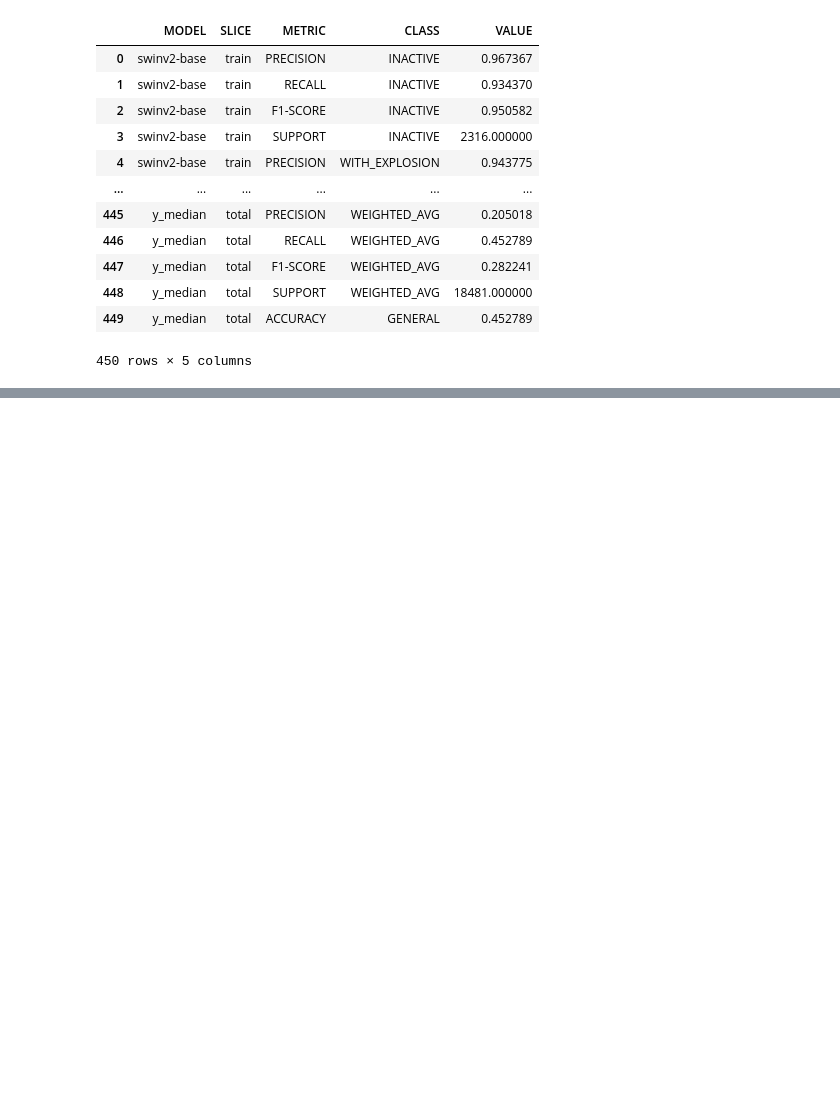
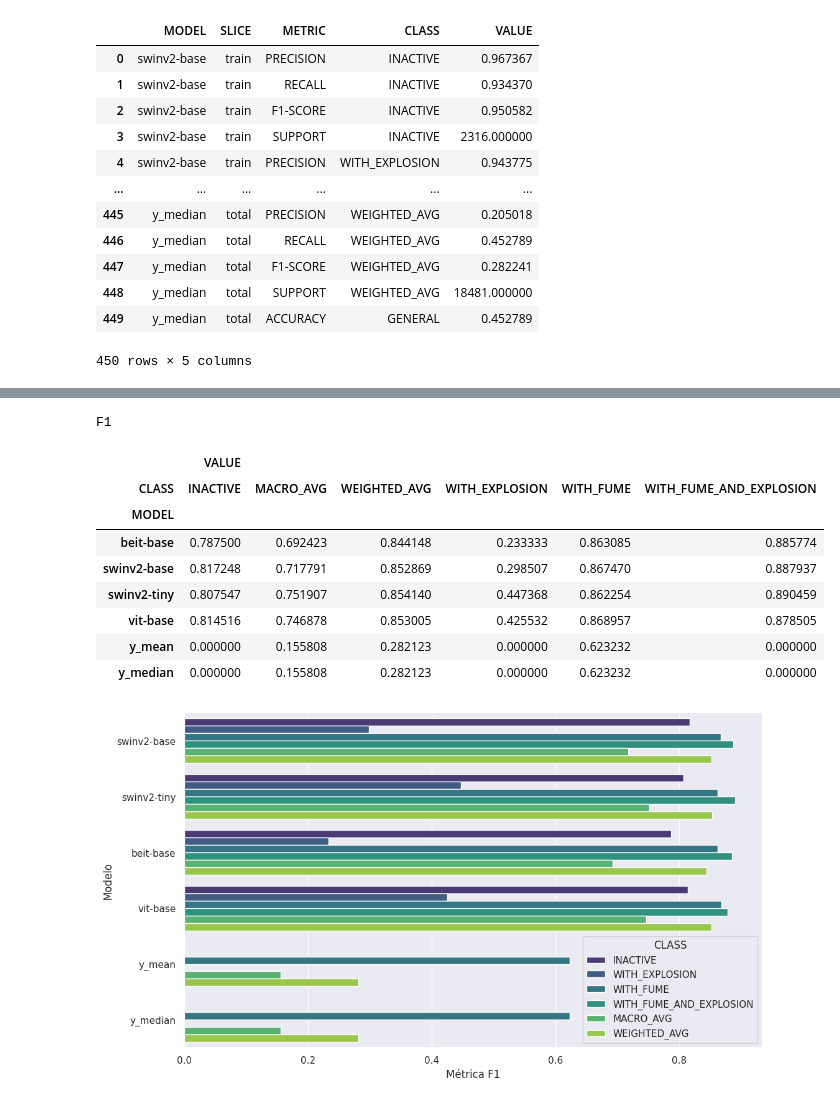
Before and after one commit to mirluvams/tesis, a Jupyter notebook: 8-representation.ipynb, the cells around one changed output, grey strips where cells are left out. Saved outputs shown, nothing was run; the diff lists cells and outputs as text; code cells hidden in the pictures; blank space fills up the shorter version.

```diff
--- a/8-representation.ipynb
+++ b/8-representation.ipynb
@@ -74,3 +74,4 @@ def plot_metric(metric, label=None):
     if label is not None:
         plt.xlabel(label)
     plt.ylabel("Modelo")
+    return filtered[["MODEL", "SLICE", "CLASS", "VALUE"]]
@@ -90 +100,18 @@ plt.show()
+# %%
+print("F1")
+filtered=plot_metric("F1-SCORE", "Métrica F1")
+plt.savefig("metrics/f1_global.png")
+filtered.pivot(index="MODEL", columns=["CLASS"], values=["VALUE"])
+# %% [output]
+F1
+|  | VALUE |  |  |  |  |  |
+| CLASS | INACTIVE | MACRO_AVG | WEIGHTED_AVG | WITH_EXPLOSION | WITH_FUME | WITH_FUME_AND_EXPLOSION |
+| MODEL |  |  |  |  |  |  |
+| beit-base | 0.787500 | 0.692423 | 0.844148 | 0.233333 | 0.863085 | 0.885774 |
+| swinv2-base | 0.817248 | 0.717791 | 0.852869 | 0.298507 | 0.867470 | 0.887937 |
+| swinv2-tiny | 0.807547 | 0.751907 | 0.854140 | 0.447368 | 0.862254 | 0.890459 |
+| vit-base | 0.814516 | 0.746878 | 0.853005 | 0.425532 | 0.868957 | 0.878505 |
+| y_mean | 0.000000 | 0.155808 | 0.282123 | 0.000000 | 0.623232 | 0.000000 |
+| y_median | 0.000000 | 0.155808 | 0.282123 | 0.000000 | 0.623232 | 0.000000 |
+[figure, added]
 # %%
```
Also changed, not shown: parts of 15 cells of this notebook, 1 other file.
